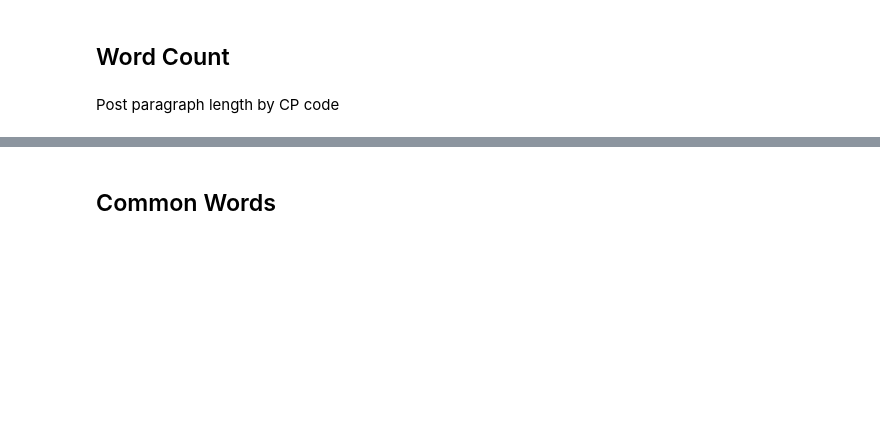
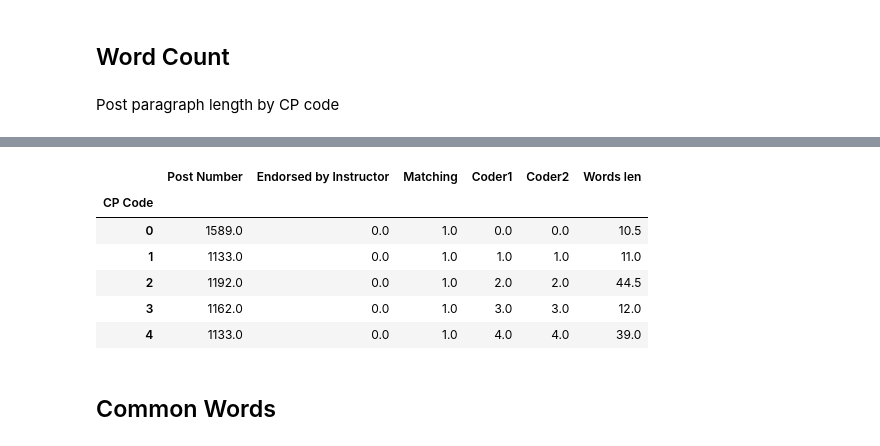
Before and after one commit to saloni-agshiker/DataDrivenEducationLab, a Jupyter notebook: visualization-mockups/EDA Piazza.ipynb, the cells around one changed output, grey strips where cells are left out. Cells and saved outputs as stored; diff of their text form; code cells hidden in the pictures; blank space fills up the shorter version.

```diff
--- a/visualization-mockups/EDA Piazza.ipynb
+++ b/visualization-mockups/EDA Piazza.ipynb
@@ -70,3 +70,13 @@ plt.show()
+# %%
+data.groupby(["CP Code"]).median()
+# %% [output]
+|  | Post Number | Endorsed by Instructor | Matching | Coder1 | Coder2 | Words len |
+| CP Code |  |  |  |  |  |  |
+| 0 | 1589.0 | 0.0 | 1.0 | 0.0 | 0.0 | 10.5 |
+| 1 | 1133.0 | 0.0 | 1.0 | 1.0 | 1.0 | 11.0 |
+| 2 | 1192.0 | 0.0 | 1.0 | 2.0 | 2.0 | 44.5 |
+| 3 | 1162.0 | 0.0 | 1.0 | 3.0 | 3.0 | 12.0 |
+| 4 | 1133.0 | 0.0 | 1.0 | 4.0 | 4.0 | 39.0 |
 # %% [markdown]
 ## Common Words
 # %%
```
Also changed, not shown: parts of 3 cells of this notebook, 9 other files.
